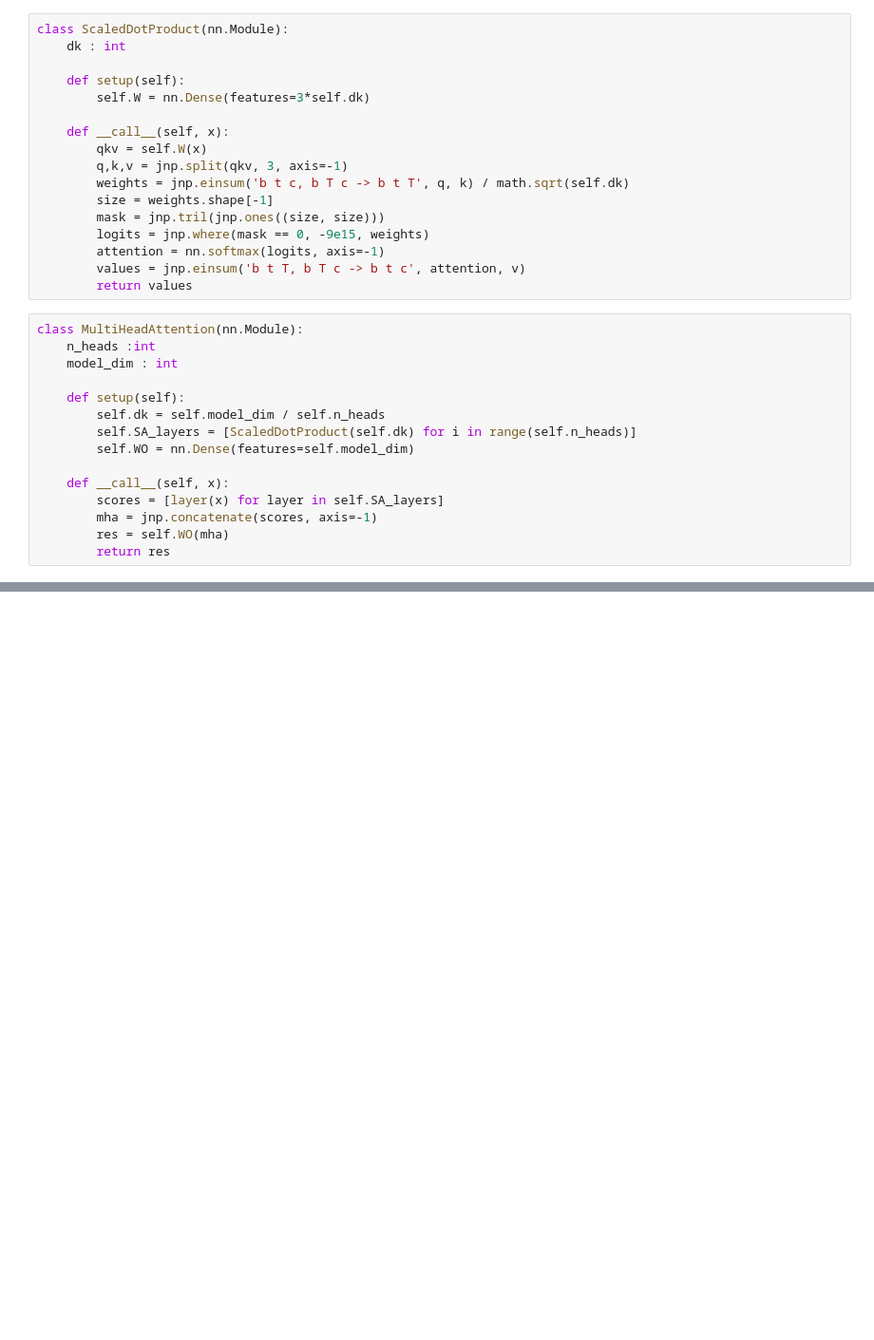
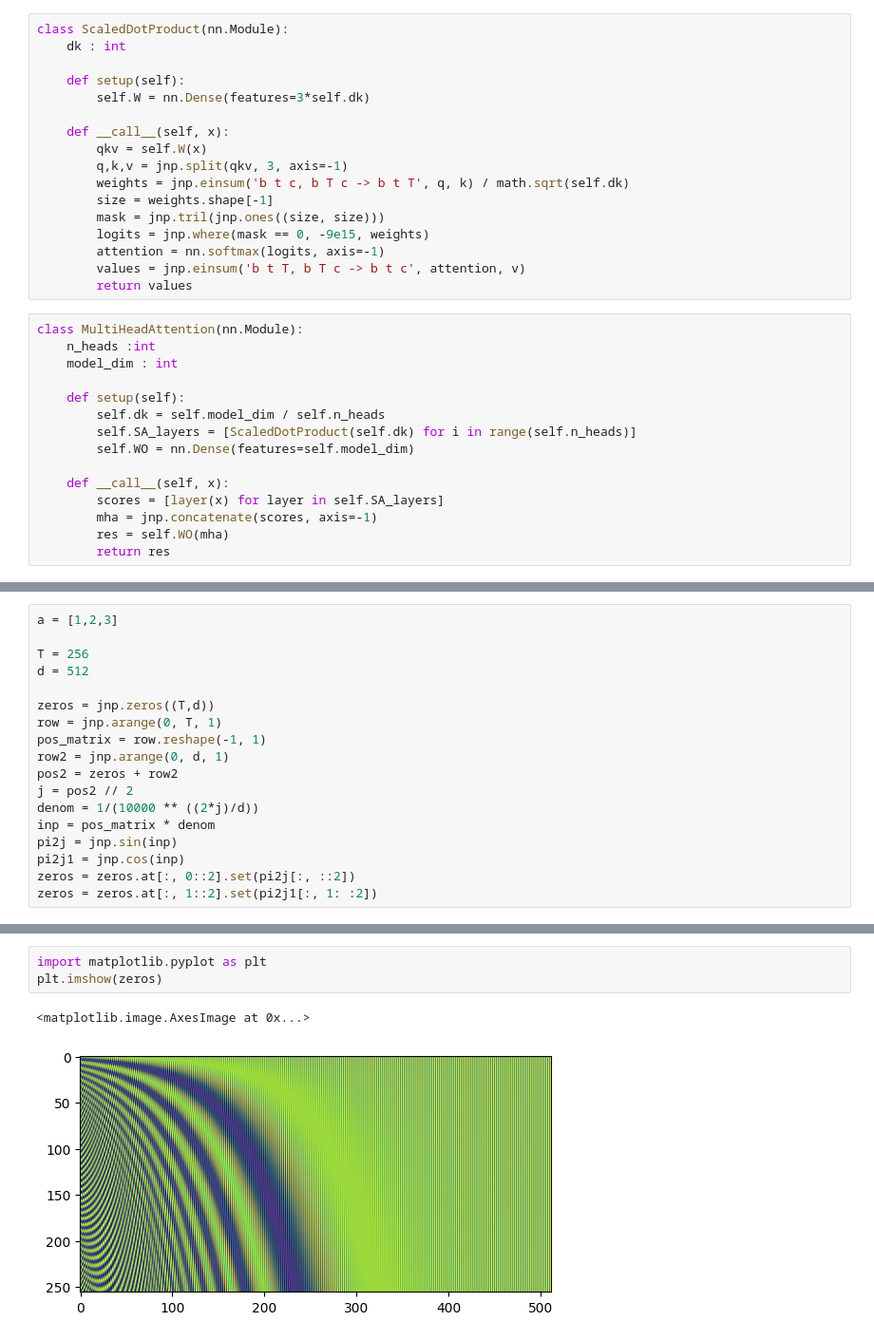
Before and after one commit to divyamakkar0/JAXformer, a Jupyter notebook: transformer.ipynb, the cells around one changed output, grey strips where cells are left out. Shown at 95% size. Saved outputs shown, nothing was run; the diff lists cells and outputs as text; blank space fills up the shorter version.

```diff
--- a/transformer.ipynb
+++ b/transformer.ipynb
@@ -103,0 +133,18 @@ def ScaledDotProduct(q, k, v):
+# %%
+a = [1,2,3]
+
+T = 256
+d = 512
+
+zeros = jnp.zeros((T,d))
+row = jnp.arange(0, T, 1)
+pos_matrix = row.reshape(-1, 1)
+row2 = jnp.arange(0, d, 1)
+pos2 = zeros + row2
+j = pos2 // 2
+denom = 1/(10000 ** ((2*j)/d))
+inp = pos_matrix * denom
+pi2j = jnp.sin(inp)
+pi2j1 = jnp.cos(inp)
+zeros = zeros.at[:, 0::2].set(pi2j[:, ::2])
+zeros = zeros.at[:, 1::2].set(pi2j1[:, 1: :2])
@@ -103,0 +163,6 @@ def ScaledDotProduct(q, k, v):
+# %%
+import matplotlib.pyplot as plt
+plt.imshow(zeros)
+# %% [output]
+<matplotlib.image.AxesImage at 0x...>
+[figure, added]
```
Also changed, not shown: parts of 7 cells of this notebook.
